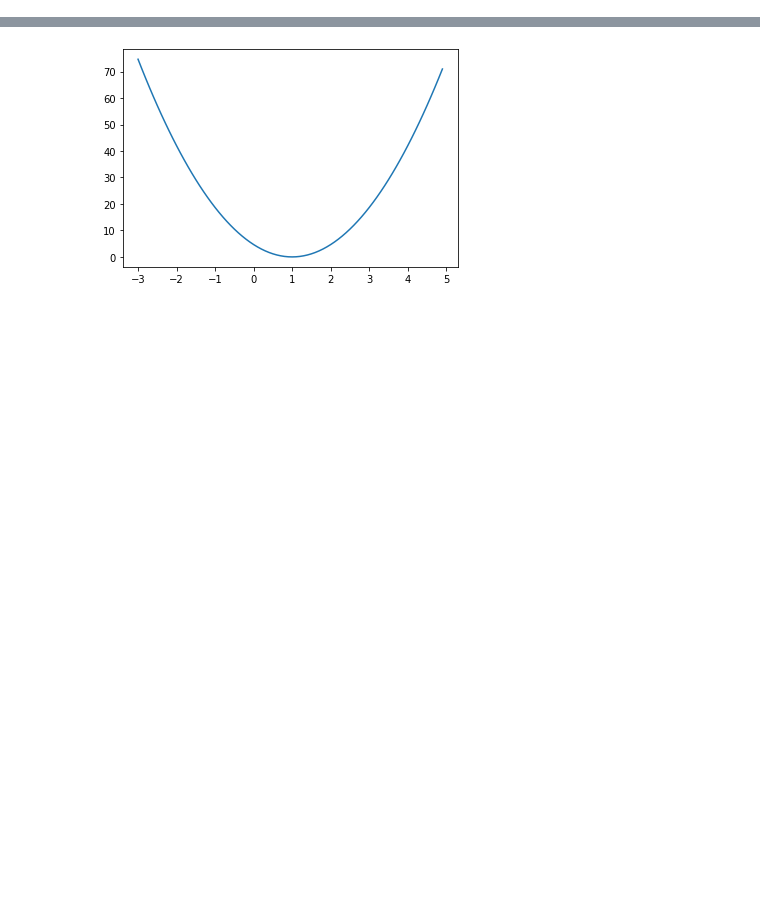
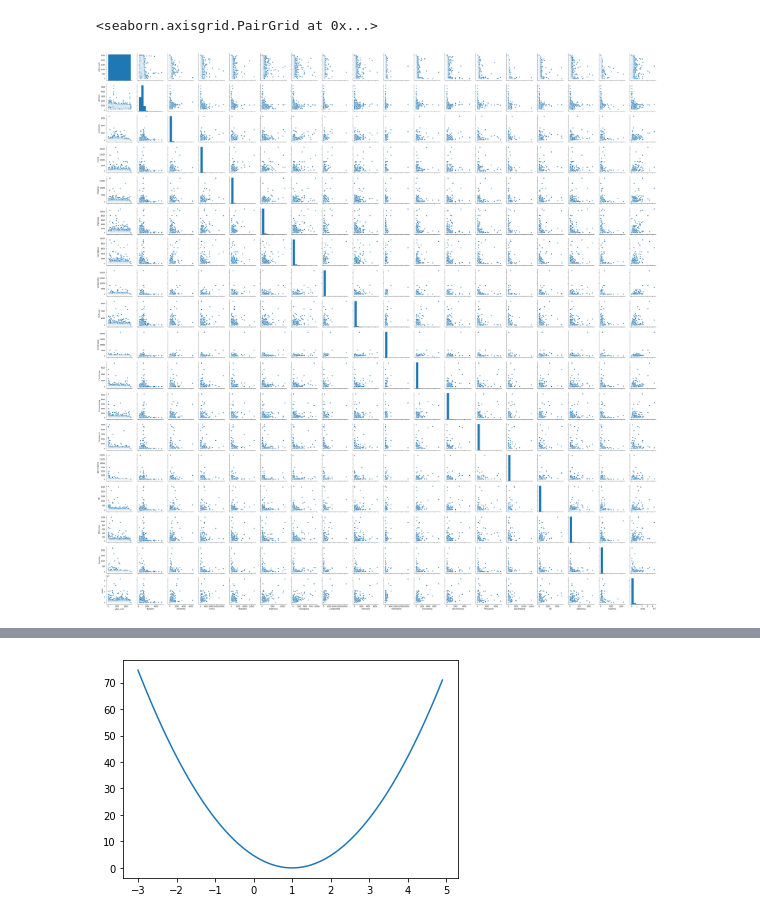
Before and after one commit to yunhacho/jupyterNotebook, a Jupyter notebook: Untitled.ipynb, the cells around one changed output, grey strips where cells are left out. Saved outputs shown, nothing was run; the diff lists cells and outputs as text; code cells hidden in the pictures; blank space fills up the shorter version.

```diff
--- a/Untitled.ipynb
+++ b/Untitled.ipynb
@@ -3,0 +92,6 @@ import matplotlib.pyplot as plt
+# %%
+import seaborn as sns
+sns.pairplot(df)
+# %% [output]
+<seaborn.axisgrid.PairGrid at 0x...>
+[figure, added]
```
Also changed, not shown: parts of 24 cells of this notebook, 5 other files.
